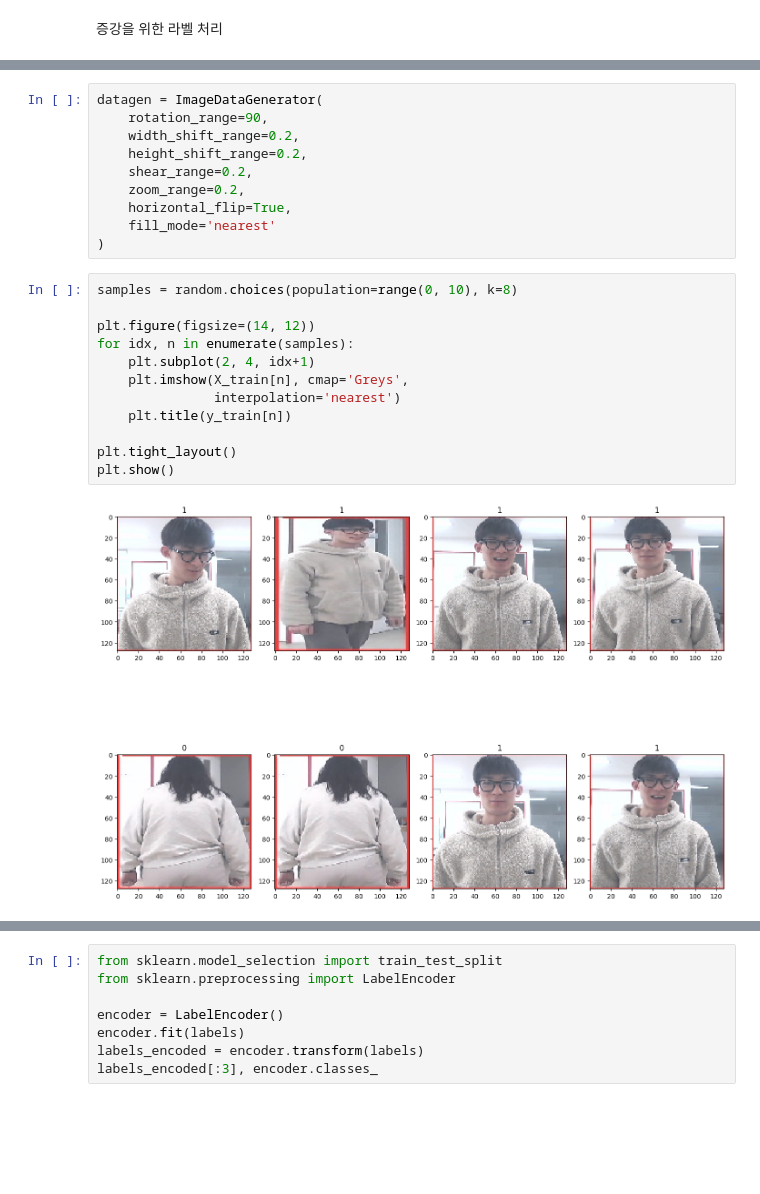
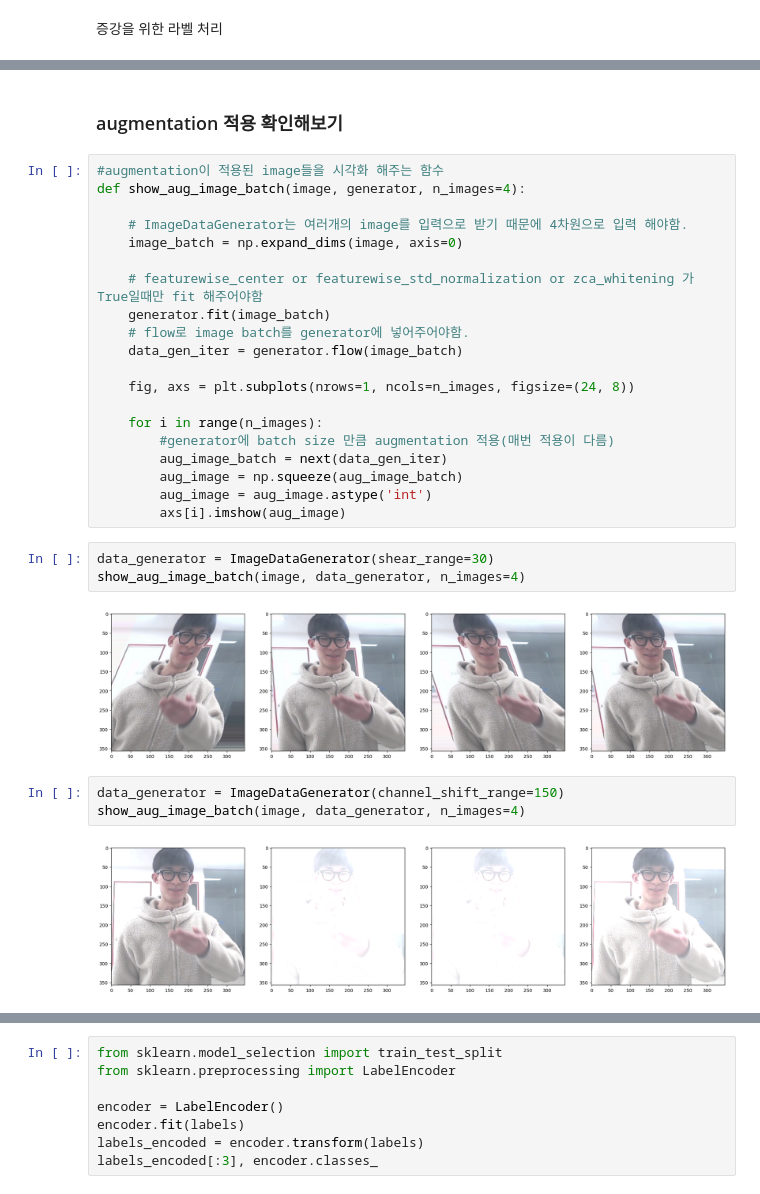
Before and after one commit to addinedu-ros-4th/deeplearning-repo-6, a Jupyter notebook: src/cnn_train.ipynb, the cells around one changed output, grey strips where cells are left out. Cells and saved outputs as stored; diff of their text form; blank space fills up the shorter version.

```diff
--- a/src/cnn_train.ipynb
+++ b/src/cnn_train.ipynb
@@ -87,27 +87,35 @@ for filename in os.listdir(image_dir):
 # numpy 배열로 변환
 images = np.array(images)
 labels = np.array(labels)
-# %%
-datagen = ImageDataGenerator(
-    rotation_range=90,
-    width_shift_range=0.2,
-    height_shift_range=0.2,
-    shear_range=0.2,
-    zoom_range=0.2,
-    horizontal_flip=True,
-    fill_mode='nearest'
-)
-# %%
-samples = random.choices(population=range(0, 10), k=8)
-
-plt.figure(figsize=(14, 12))
-for idx, n in enumerate(samples):
-    plt.subplot(2, 4, idx+1)
-    plt.imshow(X_train[n], cmap='Greys',
-               interpolation='nearest')
-    plt.title(y_train[n])
-
-plt.tight_layout()
-plt.show()
-# %% [output]
-[figure, removed]
+# %% [markdown]
+### augmentation 적용 확인해보기
+# %%
+#augmentation이 적용된 image들을 시각화 해주는 함수
+def show_aug_image_batch(image, generator, n_images=4):
+
+    # ImageDataGenerator는 여러개의 image를 입력으로 받기 때문에 4차원으로 입력 해야함.
+    image_batch = np.expand_dims(image, axis=0)
+
+    # featurewise_center or featurewise_std_normalization or zca_whitening 가 True일때만 fit 해주어야함
+    generator.fit(image_batch)
+    # flow로 image batch를 generator에 넣어주어야함.
+    data_gen_iter = generator.flow(image_batch)
+
+    fig, axs = plt.subplots(nrows=1, ncols=n_images, figsize=(24, 8))
+
+    for i in range(n_images):
+    	#generator에 batch size 만큼 augmentation 적용(매번 적용이 다름)
+        aug_image_batch = next(data_gen_iter)
+        aug_image = np.squeeze(aug_image_batch)
+        aug_image = aug_image.astype('int')
+        axs[i].imshow(aug_image)
+# %%
+data_generator = ImageDataGenerator(shear_range=30)
+show_aug_image_batch(image, data_generator, n_images=4)
+# %% [output]
+[figure, added]
+# %%
+data_generator = ImageDataGenerator(channel_shift_range=150)
+show_aug_image_batch(image, data_generator, n_images=4)
+# %% [output]
+[figure, added]
```
Also changed, not shown: parts of 21 cells of this notebook, 2 other files.
